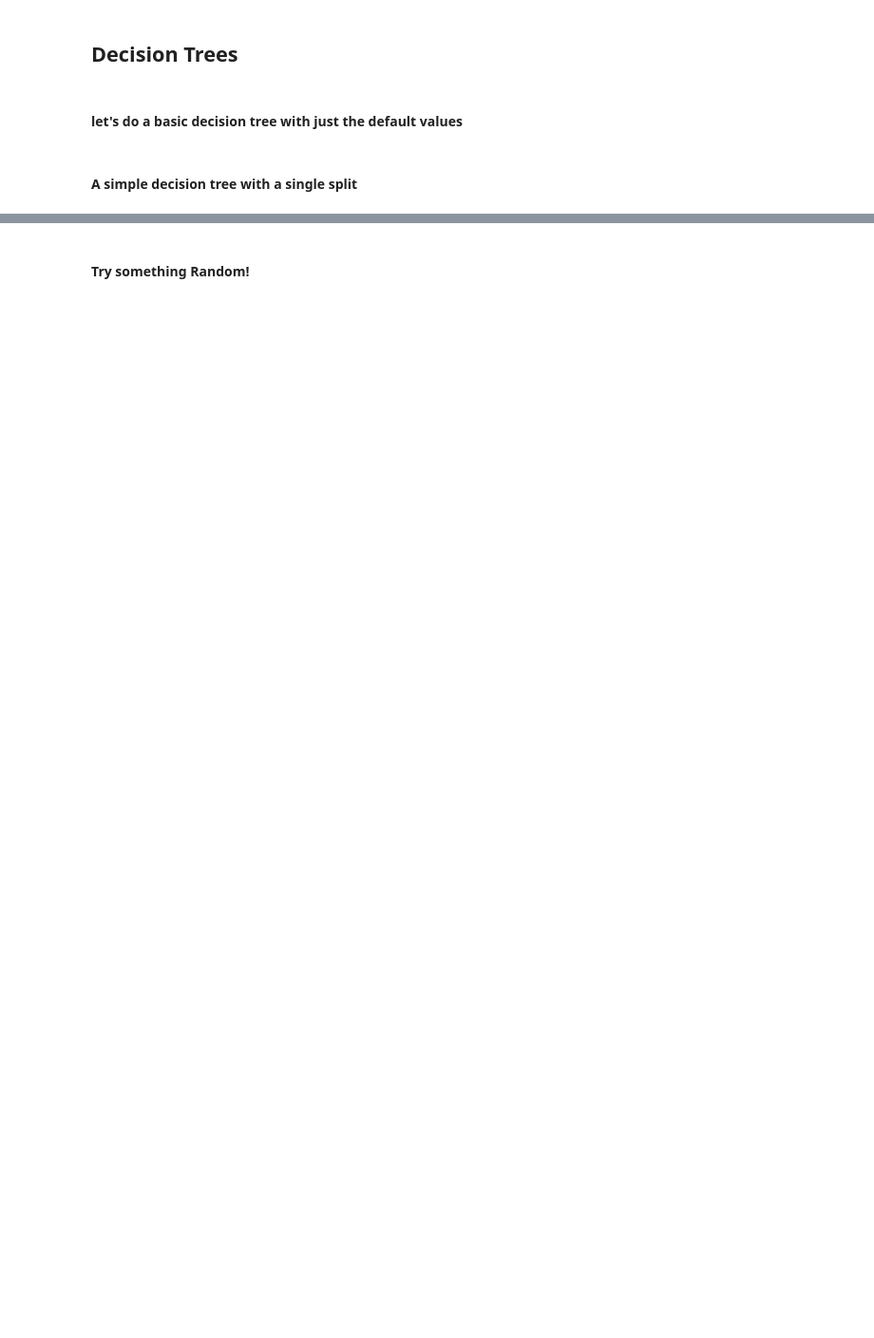
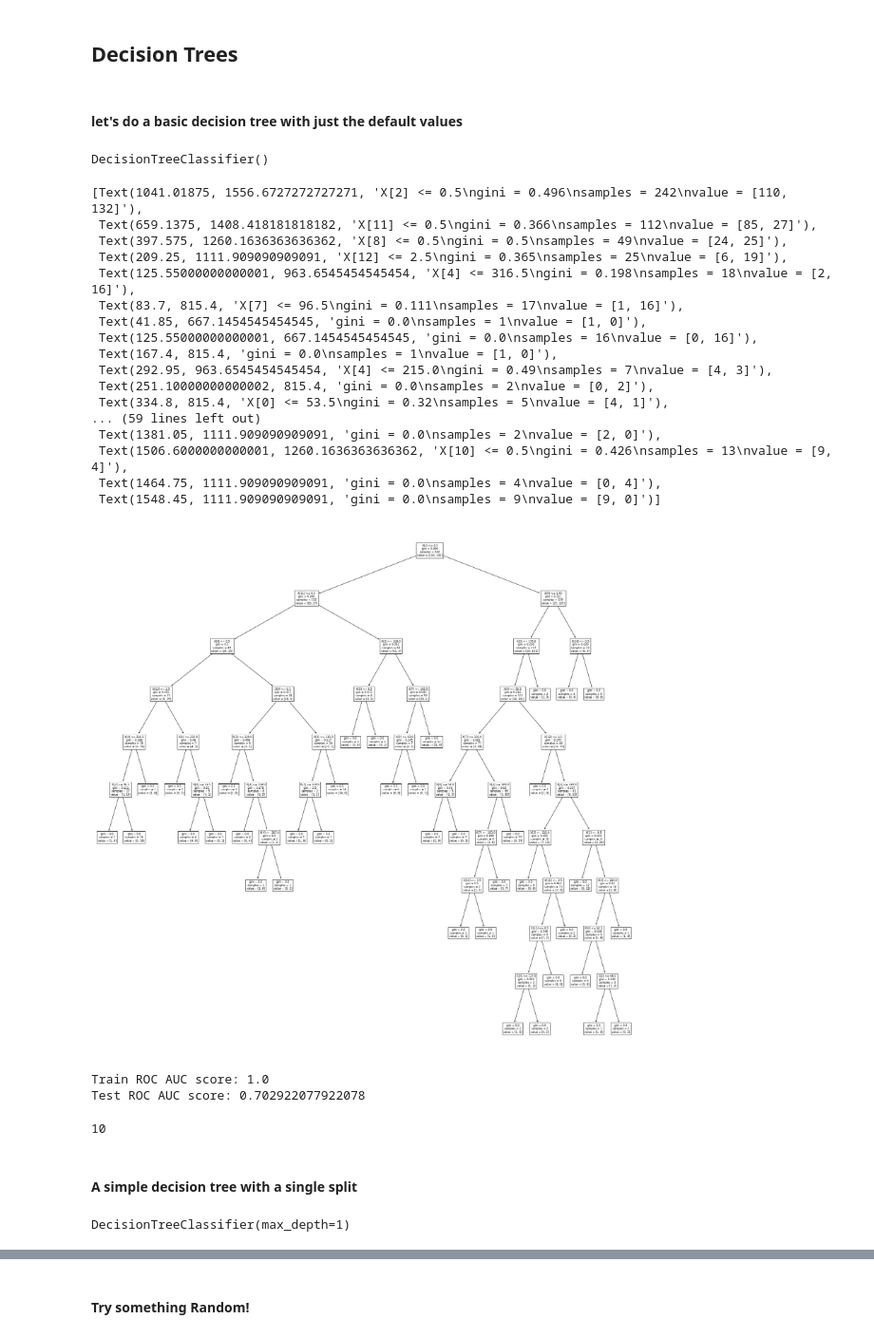
Before and after one commit to kcahlers/hbs-ds-060120, a Jupyter notebook: module-3/day-6-pipelines-roc/coach_lab_decision_tree_practice/DecisionTreePractice-kca.ipynb, the cells around one changed output, grey strips where cells are left out. Shown: that part at 95% size. Cells and saved outputs as stored; diff of their text form; code cells hidden in the pictures; blank space fills up the shorter version.

```diff
--- a/module-3/day-6-pipelines-roc/coach_lab_decision_tree_practice/DecisionTreePractice-kca.ipynb
+++ b/module-3/day-6-pipelines-roc/coach_lab_decision_tree_practice/DecisionTreePractice-kca.ipynb
@@ -133,13 +133,23 @@ from sklearn.linear_model import LogisticRegression
 # Lets set up a Logistic Regression Pipeline
 encoder = OneHotEncoder(drop='first')
 
-catvar = ['restecg','slope','ca','thal']
-catvarid = [X_train.columns.tolist().index(column) for colum in catvar]
+catvar = ['restecg', 'slope', 'ca', 'thal']
+catvarid = [X_train.columns.tolist().index(column) for column in catvar]
+catvarid
+pipe_lr = make_pipeline(SimpleImputer(),
+                        ColumnTransformer([('encoder', encoder, catvarid)],
+                                          remainder='passthrough',
+                                          sparse_threshold=0),
+                        StandardScaler(),
+                        LogisticRegression())
 
-pipe_lr = make_pipeline(SimpleImputer(),ColumnTransformer([('encoder',
-                                                            encoder,catvarid)],
-                                                         remainder = 'passthrough',
-                                                         sparse_threshold=0), StandardScaler(), LogisticRegression())
+
+pipe_lr2 = make_pipeline(SimpleImputer(),
+                       ColumnTransformer([('encoder', encoder, catvarid)],
+                                        remainder='passthrough',
+                                        sparse_threshold=0),
+                       StandardScaler(),
+                       LogisticRegression())
 
 pipe_lr.steps
 # %% [output]
@@ -151,2 +161,4 @@ pipe_lr.steps
  ('standardscaler', StandardScaler()),
  ('logisticregression', LogisticRegression())]
+# %%
+pipe_lr.fit(X_train,y_train)
@@ -165,3 +217,29 @@ How'd we do?
 # %%
 from sklearn.tree import DecisionTreeClassifier
 # Fit the model and lets see the tree
+dt = DecisionTreeClassifier()
+dt.fit(X_train,y_train)
+# %% [output]
+DecisionTreeClassifier()
+# %%
+plt.figure(figsize=(30,30))
+tree.plot_tree(dt)
+# %% [output]
+[Text(1041.01875, 1556.6727272727271, 'X[2] <= 0.5\ngini = 0.496\nsamples = 242\nvalue = [110, 132]'),
+ Text(659.1375, 1408.418181818182, 'X[11] <= 0.5\ngini = 0.366\nsamples = 112\nvalue = [85, 27]'),
+ Text(397.575, 1260.1636363636362, 'X[8] <= 0.5\ngini = 0.5\nsamples = 49\nvalue = [24, 25]'),
+ Text(209.25, 1111.909090909091, 'X[12] <= 2.5\ngini = 0.365\nsamples = 25\nvalue = [6, 19]'),
+ Text(125.55000000000001, 963.6545454545454, 'X[4] <= 316.5\ngini = 0.198\nsamples = 18\nvalue = [2, 16]'),
+ Text(83.7, 815.4, 'X[7] <= 96.5\ngini = 0.111\nsamples = 17\nvalue = [1, 16]'),
+ Text(41.85, 667.1454545454545, 'gini = 0.0\nsamples = 1\nvalue = [1, 0]'),
+ Text(125.55000000000001, 667.1454545454545, 'gini = 0.0\nsamples = 16\nvalue = [0, 16]'),
+ Text(167.4, 815.4, 'gini = 0.0\nsamples = 1\nvalue = [1, 0]'),
+ Text(292.95, 963.6545454545454, 'X[4] <= 215.0\ngini = 0.49\nsamples = 7\nvalue = [4, 3]'),
+ Text(251.10000000000002, 815.4, 'gini = 0.0\nsamples = 2\nvalue = [0, 2]'),
+ Text(334.8, 815.4, 'X[0] <= 53.5\ngini = 0.32\nsamples = 5\nvalue = [4, 1]'),
+... (59 lines left out)
+ Text(1381.05, 1111.909090909091, 'gini = 0.0\nsamples = 2\nvalue = [2, 0]'),
+ Text(1506.6000000000001, 1260.1636363636362, 'X[10] <= 0.5\ngini = 0.426\nsamples = 13\nvalue = [9, 4]'),
+ Text(1464.75, 1111.909090909091, 'gini = 0.0\nsamples = 4\nvalue = [0, 4]'),
+ Text(1548.45, 1111.909090909091, 'gini = 0.0\nsamples = 9\nvalue = [9, 0]')]
+[figure, added]
@@ -170,7 +252,25 @@ from sklearn.tree import DecisionTreeClassifier
+# %%
+train_score = roc_auc_score(y_train,train_pred[:,1])
+test_score = roc_auc_score(y_test,test_pred[:,1])
+print(f"Train ROC AUC score: {train_score}")
+print(f"Test ROC AUC score: {test_score}")
+#WAYYYY overfit
+# %% [output]
+Train ROC AUC score: 1.0
+Test ROC AUC score: 0.702922077922078
+# %%
+dt.get_depth()
+# %% [output]
+10
 # %% [markdown]
 #### A simple decision tree with a single split
 # %%
 # lets set up the Decision Tree with a single split
+dt_1 = DecisionTreeClassifier(max_depth = 1)
+
+dt_1.fit(X_train,y_train)
+# %% [output]
+DecisionTreeClassifier(max_depth=1)
 # %%
 # Visualizing the single-split decision tree
 plt.figure(figsize=(10,10))
```
Also changed, not shown: parts of 17 cells of this notebook, 1 other file.
